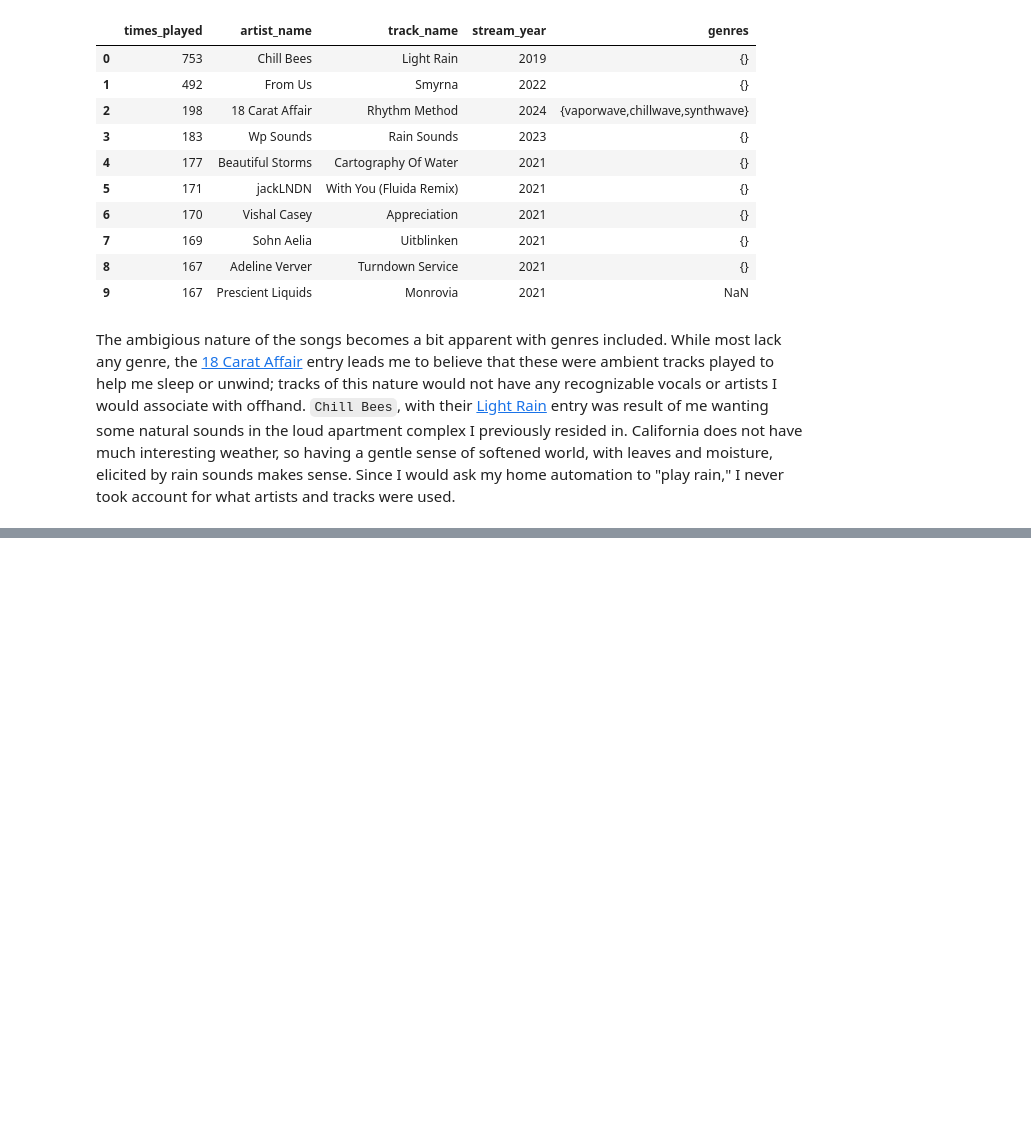
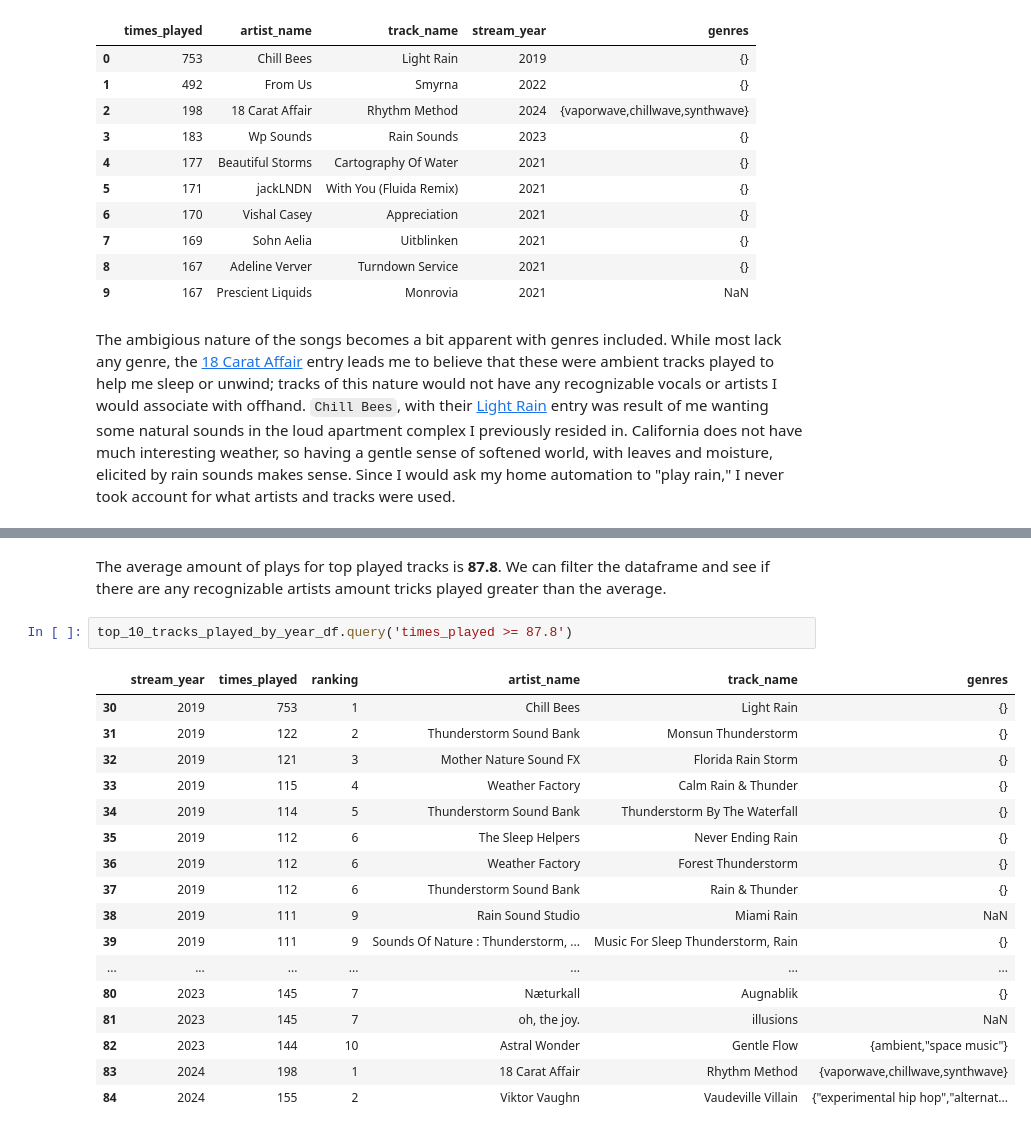
Before and after one commit to terryjbates/Spotify_Streaming_Data_Analysis, a Jupyter notebook: notebooks/Spotify_Streaming_Analysis.ipynb, the cells around one changed output, grey strips where cells are left out. Drawn from its saved outputs; the diff is of its cells as text; blank space fills up the shorter version.

```diff
--- a/notebooks/Spotify_Streaming_Analysis.ipynb
+++ b/notebooks/Spotify_Streaming_Analysis.ipynb
@@ -2031,0 +2083,22 @@ WHERE
+# %% [markdown]
+The average amount of plays for top played tracks is **87.8**. We can filter the dataframe and see if there are any recognizable artists amount tricks played greater than the average.
+# %%
+top_10_tracks_played_by_year_df.query('times_played >= 87.8')
+# %% [output]
+|  | stream_year | times_played | ranking | artist_name | track_name | genres |
+| 30 | 2019 | 753 | 1 | Chill Bees | Light Rain | {} |
+| 31 | 2019 | 122 | 2 | Thunderstorm Sound Bank | Monsun Thunderstorm | {} |
+| 32 | 2019 | 121 | 3 | Mother Nature Sound FX | Florida Rain Storm | {} |
+| 33 | 2019 | 115 | 4 | Weather Factory | Calm Rain & Thunder | {} |
+| 34 | 2019 | 114 | 5 | Thunderstorm Sound Bank | Thunderstorm By The Waterfall | {} |
+| 35 | 2019 | 112 | 6 | The Sleep Helpers | Never Ending Rain | {} |
+| 36 | 2019 | 112 | 6 | Weather Factory | Forest Thunderstorm | {} |
+| 37 | 2019 | 112 | 6 | Thunderstorm Sound Bank | Rain & Thunder | {} |
+| 38 | 2019 | 111 | 9 | Rain Sound Studio | Miami Rain | NaN |
+| 39 | 2019 | 111 | 9 | Sounds Of Nature : Thunderstorm, ... | Music For Sleep Thunderstorm, Rain | {} |
+| ... | ... | ... | ... | ... | ... | ... |
+| 80 | 2023 | 145 | 7 | Næturkall | Augnablik | {} |
+| 81 | 2023 | 145 | 7 | oh, the joy. | illusions | NaN |
+| 82 | 2023 | 144 | 10 | Astral Wonder | Gentle Flow | {ambient,"space music"} |
+| 83 | 2024 | 198 | 1 | 18 Carat Affair | Rhythm Method | {vaporwave,chillwave,synthwave} |
+| 84 | 2024 | 155 | 2 | Viktor Vaughn | Vaudeville Villain | {"experimental hip hop","alternat... |
```
Also changed, not shown: parts of 10 cells of this notebook, 2 other files.
